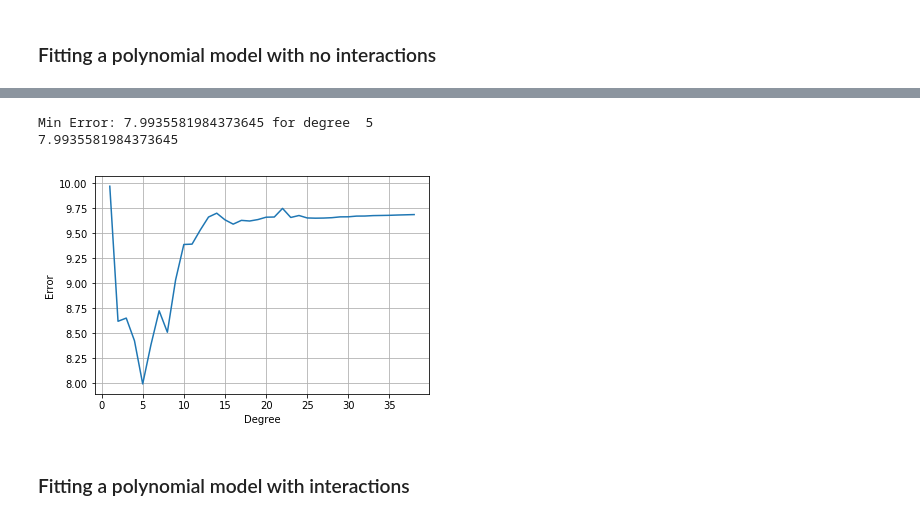
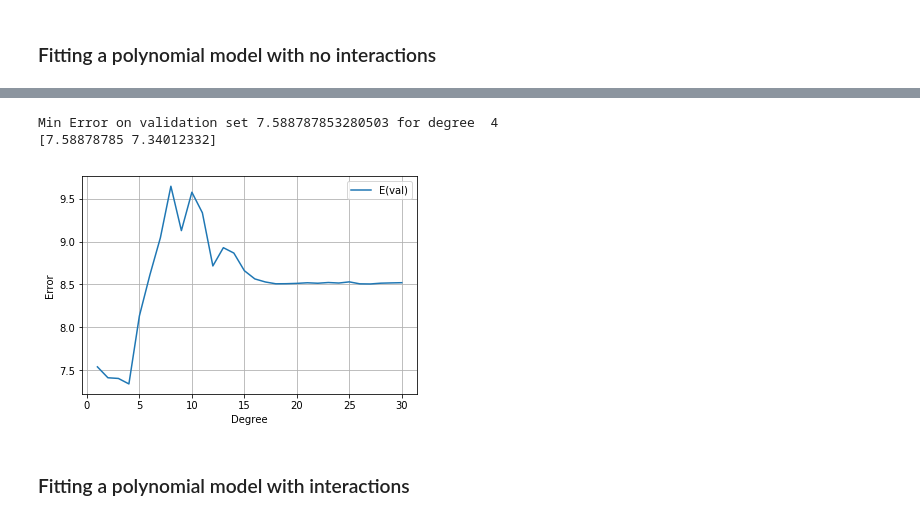
Before and after one commit to erickgrm/machine-learning, a Jupyter notebook: tareas/tarea3/problema1_t2.ipynb, the cells around one changed output, grey strips where cells are left out. Cells and saved outputs as stored; diff of their text form; code cells hidden in the pictures.

```diff
--- a/tareas/tarea3/problema1_t2.ipynb
+++ b/tareas/tarea3/problema1_t2.ipynb
@@ -64,5 +83,9 @@ d = 1
 X = cr.modelMatrix(data.values[0:,:-1],d)
 y = data.values[0:,-1]
 print("Dim of X:", len(X),"x",len(X[0]))
+from sklearn import linear_model
+dmodel = linear_model.LinearRegression()
+dmodel.fit(X,y)
+cvk(dmodel, np.column_stack((X, y)), 10)
 # %% [output]
 Dim of X: 506 x 14
@@ -70,26 +103,35 @@ Dim of X: 506 x 14
 from sklearn import linear_model
 dmodel = linear_model.LinearRegression()
 
-# Look for best degree among 1 to 38
-results = np.zeros(38)
-for d in range(0,38):
-    s = 0.0
-    X = cr.modelMatrix(data.values[0:,:-1],d)
+# Look for best degree among 1 to 31
+results = np.zeros(shape=(30,2))
+for d in range(0,30):
+    X = cr.modelMatrix(data.values[0:,:-1], d + 1)
     dmodel.fit(X,y)
-    results[d] = cr.sqerror(dmodel.predict(X),y)
+    # Evaluation by cross-validation, k = 10
+    a = cvk(dmodel, np.column_stack((X,y)), 10)
+
+    results[d][0] = a[0:,0].mean()
+    results[d][1] = a[0:,1].mean()
+    # Evaluation by simple error on training set
+    #results[d] = cr.sqerror(dmodel.predict(X),y)
 # %%
-# Minimum error and degree among 1,...,39 that ensures it
-print("Min Error:", np.min(results), "for degree ", np.argmin(results) + 1)
-print(results[4])
-plt.plot(np.arange(1,39), results)
+# Minimum error and degree among 1,...,31 that ensures it
+print("Min Error on validation set", np.min(results[0:,0]), "for degree ", np.argmin(results[0:,1]) + 1)
+print(results[3])
+
+#plt.plot(np.arange(1,31), results)
+#plt.plot(np.arange(1,31), results[0:,0], label = "E(train)")
+plt.plot(np.arange(1,31), results[0:,1], label = "E(val)")
+plt.legend()
 plt.grid(True)
 plt.ylabel("Error")
 plt.xlabel("Degree")
 plt.show()
 # %% [output]
-Min Error: 7.9935581984373645 for degree  5
-7.9935581984373645
+Min Error on validation set 7.588787853280503 for degree  4
+[7.58878785 7.34012332]
-[figure, old version]
+[figure, new version]
 # %% [markdown]
 ### Fitting a polynomial model with interactions
 # %%
```
Also changed, not shown: parts of 7 cells of this notebook, 1 other file.
